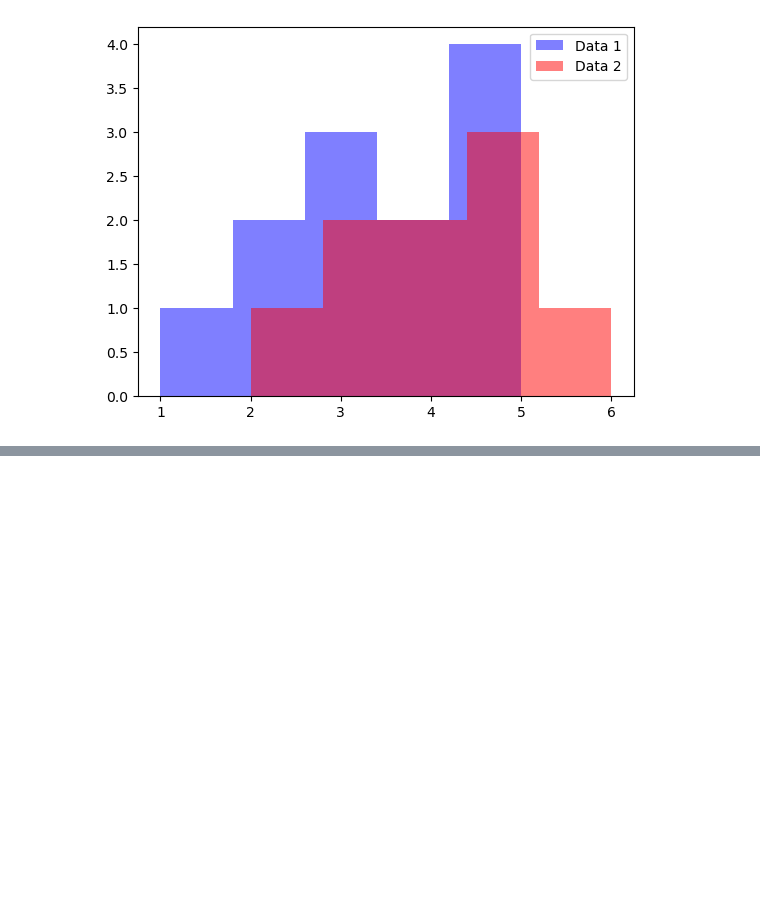
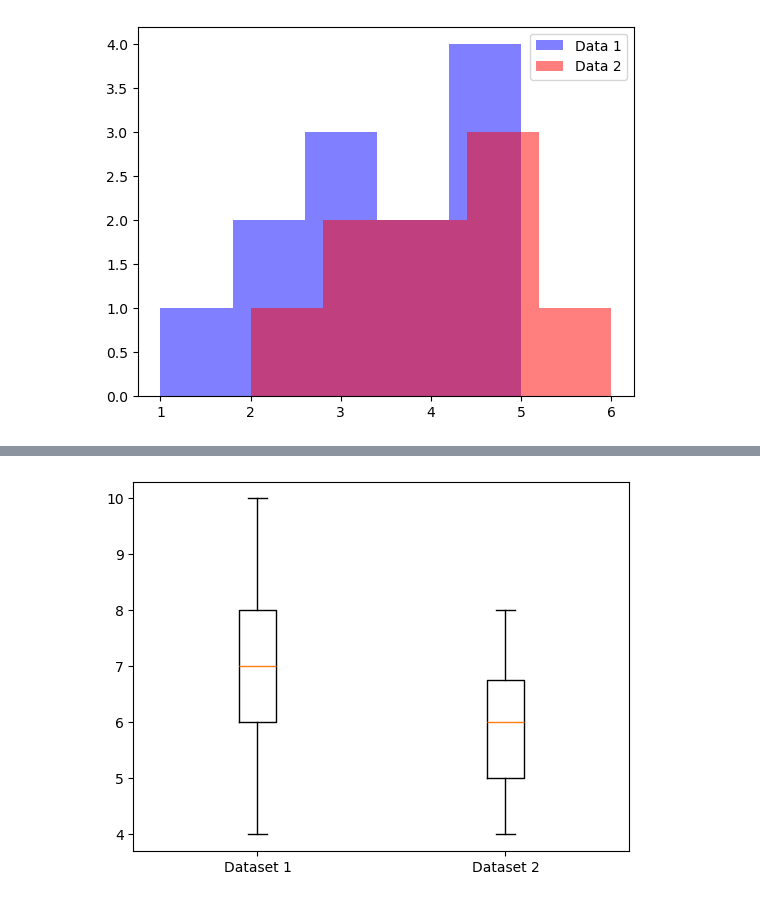
Before and after one commit to mdreduanulhoque/Learning_AI_ML, a Jupyter notebook: Data_Visualization/matplotlib.ipynb, the cells around one changed output, grey strips where cells are left out. Saved outputs shown, nothing was run; the diff lists cells and outputs as text; code cells hidden in the pictures; blank space fills up the shorter version.

```diff
--- a/Data_Visualization/matplotlib.ipynb
+++ b/Data_Visualization/matplotlib.ipynb
@@ -264,0 +283,9 @@ plt.legend()
+# %%
+# Multiple Box plot
+
+data1 = [7, 8, 5, 6, 9, 7, 8, 10, 4, 6]
+data2 = [5, 6, 7, 8, 5, 4, 6, 7, 5, 6]
+plt.boxplot([data1, data2], labels=['Dataset 1', 'Dataset 2'])
+plt.show()
+# %% [output]
+[figure, added]
```
Also changed, not shown: parts of 9 cells of this notebook.
